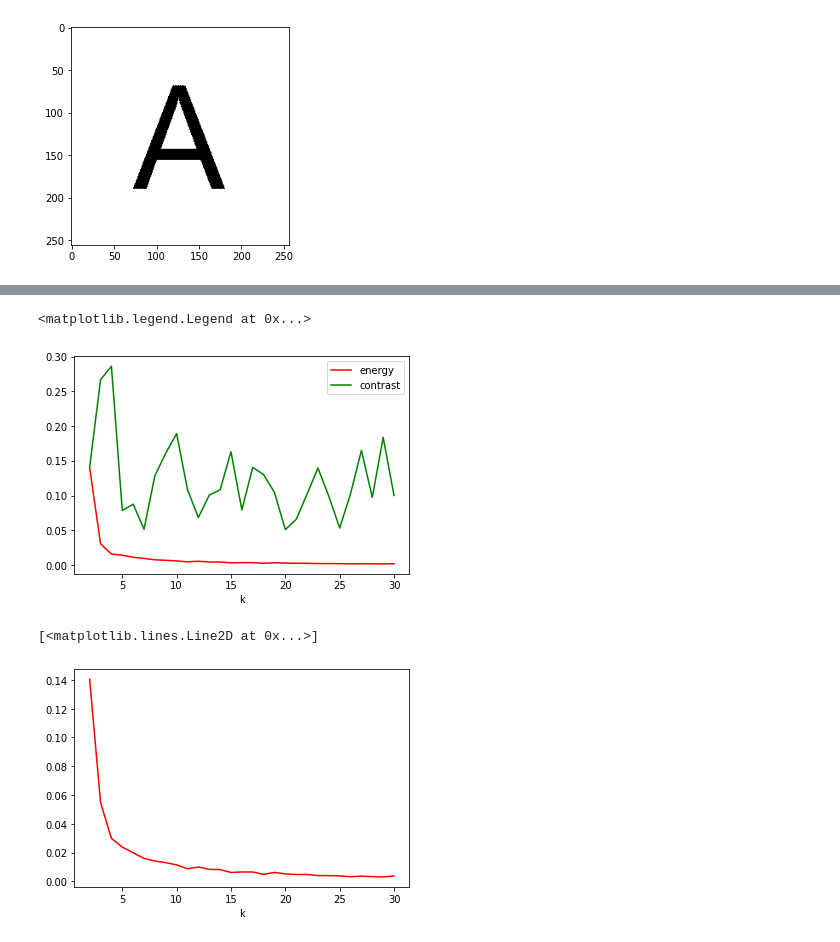
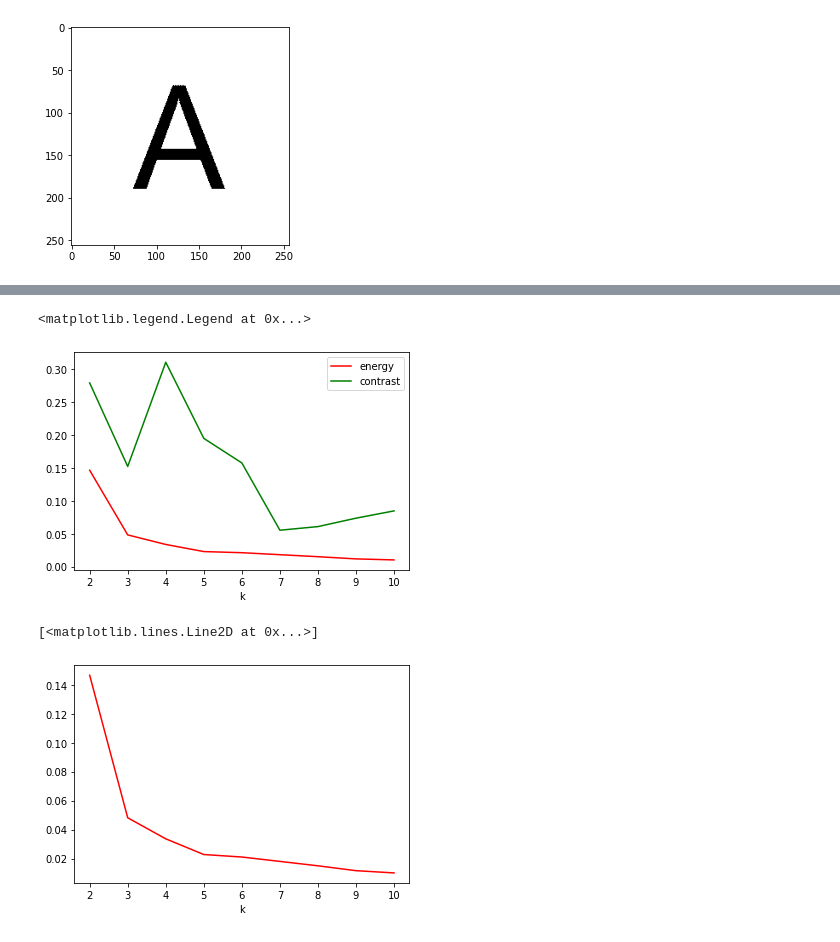
Before and after one commit to Fungx/k_inf_sivcs, a Jupyter notebook: sa1_k_stat.ipynb, the cells around one changed output, grey strips where cells are left out. Cells and saved outputs as stored; diff of their text form; code cells hidden in the pictures.

```diff
--- a/sa1_k_stat.ipynb
+++ b/sa1_k_stat.ipynb
@@ -14,7 +14,7 @@ plt.imshow(secret, cmap="gray_r")
 # %%
 from optimize import optimize_sa1
 
-K = 30
+K = 10
 ks = [i for i in range(2, K + 1)]
 result = []
 for i in ks:
@@ -41,19 +33,19 @@ for i in ks:
 # %%
 from optimize import energy
 
 plt.xlabel("k")
-plt.plot(ks, list(map(lambda x: energy(x.variables, ws=50, wc=1), result)), label="energy", color="red")
+plt.plot(ks, list(map(lambda x: energy(x.variables, ws=25, wc=1), result)), label="energy", color="red")
 plt.plot(ks, list(map(lambda x: x.contrast, result)), label="contrast", color="green")
 plt.legend()
 # %% [output]
 <matplotlib.legend.Legend at 0x...>
-[figure, old version]
+[figure, new version]
 # %%
 plt.xlabel("k")
 plt.plot(ks, list(map(lambda x: energy(x.variables, ws=25, wc=1), result)), label="energy", color="red")
 # %% [output]
 [<matplotlib.lines.Line2D at 0x...>]
-[figure, old version]
+[figure, new version]
 # %%
 from optimize import safety_penalty_list
 import pandas as pd
```
Also changed, not shown: parts of 2 cells of this notebook, 7 other files.
